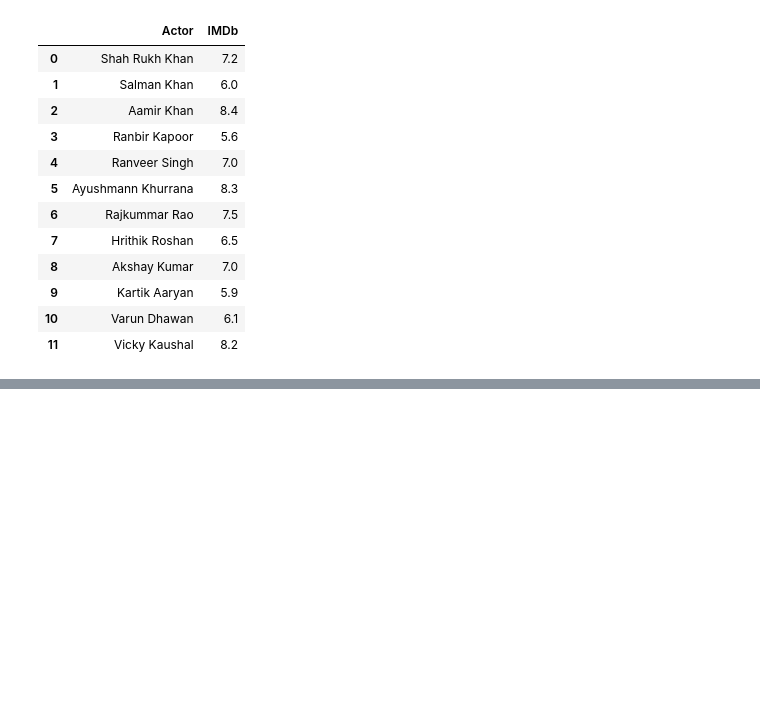
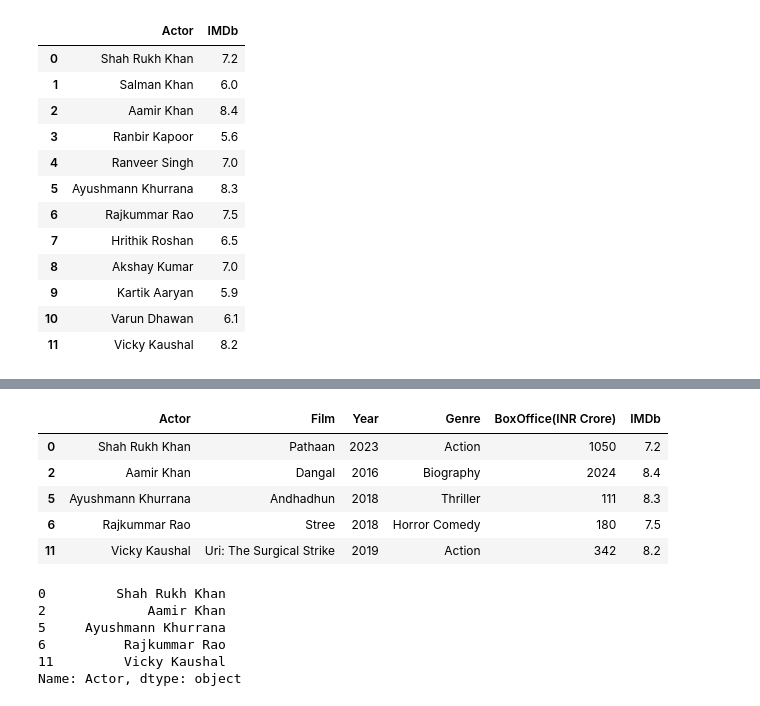
Before and after one commit to Dharmik0207/Data-Science-Course, a Jupyter notebook: 04_Data Selection & Filtering.ipynb, the cells around one changed output, grey strips where cells are left out. Saved outputs shown, nothing was run; the diff lists cells and outputs as text; code cells hidden in the pictures; blank space fills up the shorter version.

```diff
--- a/04_Data Selection & Filtering.ipynb
+++ b/04_Data Selection & Filtering.ipynb
@@ -254,0 +171,18 @@ df[['Actor', 'IMDb']]
+# %%
+df[df['IMDb']>7]
+# %% [output]
+|  | Actor | Film | Year | Genre | BoxOffice(INR Crore) | IMDb |
+| 0 | Shah Rukh Khan | Pathaan | 2023 | Action | 1050 | 7.2 |
+| 2 | Aamir Khan | Dangal | 2016 | Biography | 2024 | 8.4 |
+| 5 | Ayushmann Khurrana | Andhadhun | 2018 | Thriller | 111 | 8.3 |
+| 6 | Rajkummar Rao | Stree | 2018 | Horror Comedy | 180 | 7.5 |
+| 11 | Vicky Kaushal | Uri: The Surgical Strike | 2019 | Action | 342 | 8.2 |
+# %%
+df[df['IMDb']>7]['Actor']
+# %% [output]
+0         Shah Rukh Khan
+2             Aamir Khan
+5     Ayushmann Khurrana
+6          Rajkummar Rao
+11         Vicky Kaushal
+Name: Actor, dtype: object
```
Also changed, not shown: parts of 26 cells of this notebook.
